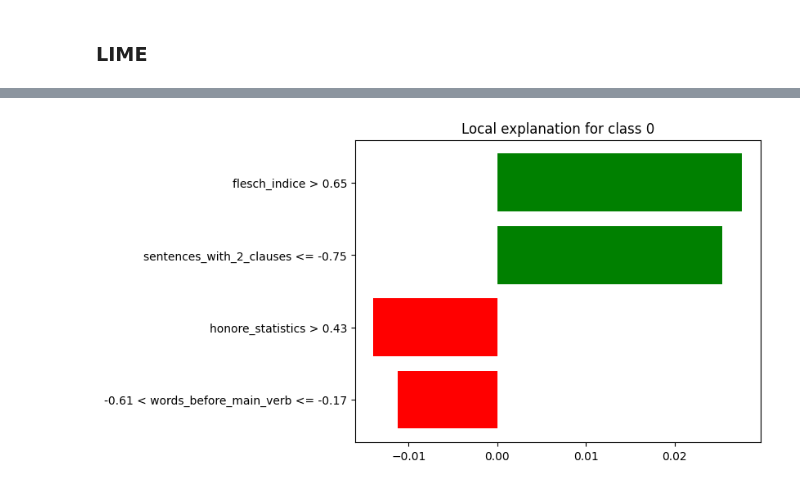
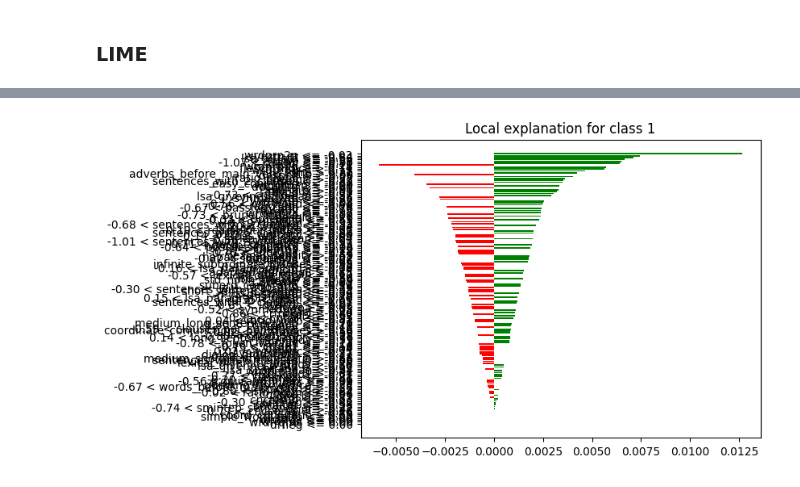
Before and after one commit to Tiagoblima/explanaible-essay-grading, a Jupyter notebook: notebooks/Essay Grade Classification.ipynb, the cells around one changed output, grey strips where cells are left out. Cells and saved outputs as stored; diff of their text form; code cells hidden in the pictures.

Commit message:
adding XAI LIME, Global sogorrote, PDP, e FPI

```diff
--- a/notebooks/Essay Grade Classification.ipynb
+++ b/notebooks/Essay Grade Classification.ipynb
@@ -164,4 +192,13 @@ X_train, X_test, Y_train, Y_test = train_test_split(X_res, y_res, test_size = 0.
 
 Podemos treinar com o modelo caixa branca, neste caso, árvore de decisão. Objetivo é garantir a existência de um modelo baseline.
 Além disso, completamos nossa análise com os modelos que são caixa preta e que precisão de uma análise de explicabilidade.
+# %%
+feature_names = train_data.columns[:-1]
+class_names = [0, 0.5, 1., 1.5, 2.]
+
+X_train = train_data.loc[:, feature_names].to_numpy()
+Y_train = train_data.target.to_numpy()
+
+X_test = test_data.loc[:, feature_names].to_numpy()
+Y_test = test_data.target.to_numpy()
 # %%
@@ -252,14 +270,0 @@ def calculate_pfi(model, x_test, y_test, feature_names):
-# %%
-import matplotlib.pyplot as plt
-fig, axes = plt.subplots(1, len(clf_list), figsize=(20,35))
-feature_names = list(features_dict.keys())
-for i, ml_class in enumerate(clf_list):
-
-    ml_name = ml_class.__class__.__name__
-    print("Calculando Feature importance for model: ", ml_name)
-    df = calculate_pfi(ml_class, X_test, Y_test, feature_names)
-    print(df)
-    df.plot(kind = "barh", y = "mean", legend = False,
-            title = ml_name, xerr = "std", ax=axes[i] if len(clf_list) > 1 else axes)
-    print()
-    print("-"*10)
@@ -290,16 +357,20 @@ import lime
 from lime import lime_text
 import lime.lime_tabular as lime_tb
 
-feature_names = np.array(list(features_dict.keys()))
-class_names = set(Y_test)
-explainer = lime_tb.LimeTabularExplainer(X_train, feature_names =
+
+lime_explainer = lime_tb.LimeTabularExplainer(X_train, feature_names =
                                  feature_names,  class_names=class_names,
                                  mode = 'classification')
 # %%
-idx = 60
-exp = explainer.explain_instance(X_test[idx], rf_clf.predict_proba, num_features=len(FEATURES_lIST))
+idx = 50
+
+predicted_score = rf_clf.predict([X_test[idx]])[0]
+
+lexp = lime_explainer.explain_instance(X_test[idx], rf_clf.predict_proba,
+                        num_features=len(feature_names),
+                        labels= (1, predicted_score, ) )
+print("Predicted score", predicted_score)
 print('Document id: %d' % idx)
-print('Probability =', rf_clf.predict_proba([X_test[idx]])[0,1])
 print('True class: %s' % Y_test[idx])
-exp.as_list()
+lexp.as_list()
 # %% [output]
@@ -313,5 +397,5 @@ True class: 360
 # %%
 %matplotlib inline
-fig = exp.as_pyplot_figure()
+fig = lexp.as_pyplot_figure(label=predicted_score)
 # %% [output]
-[figure, old version]
+[figure, new version]
```
Also changed, not shown: parts of 31 cells of this notebook.
